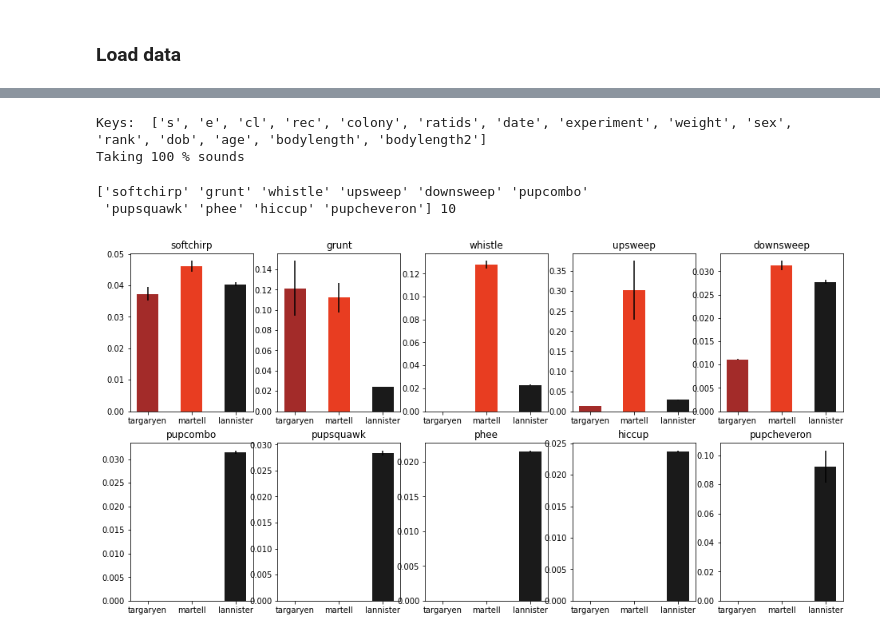
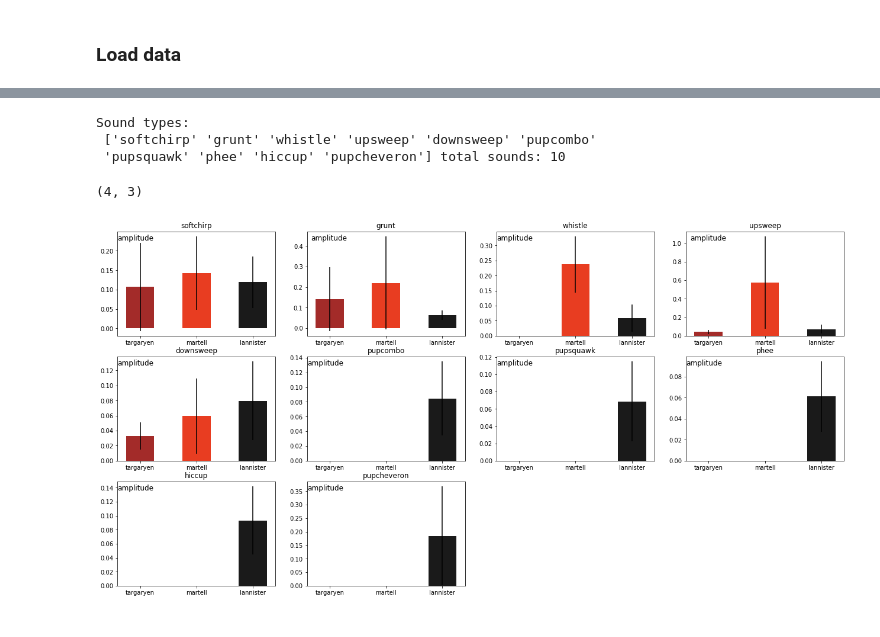
Before and after one commit to griprox/naked-mole-rats-talk, a Jupyter notebook: notebooks/analysis/[in progress]Study variances.ipynb, the cells around one changed output, grey strips where cells are left out. Cells and saved outputs as stored; diff of their text form; code cells hidden in the pictures.

```diff
--- a/notebooks/analysis/[in progress]Study variances.ipynb
+++ b/notebooks/analysis/[in progress]Study variances.ipynb
@@ -45,7 +49,7 @@ path_to_recordings_metadata = PATH_TO_PROJECT + 'data/'
 recordings_metadata_name = 'recordings_metadata.csv'
 
 # what data to load, set filters here
-colonies = ['lannister', 'martell', 'targaryen']
+colonies = ['lannister', 'martell', 'targaryen', 'nmr']
 #colonies = 'all'
 dates = 'all'
 experiments = 'all'
@@ -132,40 +122,0 @@ def choose_features(feature_names, wav_features, mfcc_features):
-# %%
-feature_names = [
-                 #'entropy',
-                 #'zero crossing',
-                 #'amplitude',
-                 'pitch',
-                 #'mfcc'
-]
-# any combination of 'pitch', 'amplitude', 'entropy', 'zero crossing', and 'mfcc'
-
-# specify data to use
-print('Keys: ', list(sounds_metadata_extended.columns))
-# specify filters
-colonies = 'all'
-weights = 'all'
-dates = 'all'
-sexes = 'all' # options: 'M', 'F', or 'all'
-ages = 'all' # set range: (0, np.inf)
-ranks = 'all'
-ratids =  'all'
-excludeids = None # options: '1111', or None
-bodylengths = 'all'# or set range
-bodylengths2 = 'all' # or set range
-sounds_per_rat = [0, 10000]
-types = 'all'# options for types: 'single', 'pairs', or 'all'
-
-mask =  filter_sounds_metadata_extended(sounds_metadata_extended, ratids, excludeids,
-                                   types, colonies, weights, sexes, ages, ranks, dates,
-                                   bodylengths, bodylengths2, sounds_per_rat)
-sounds_metadata_to_use = sounds_metadata_extended[mask]
-print('Taking %.f %% sounds' % (100 *  mask.mean()))
-features_to_use = choose_features(feature_names, wav_features, mfcc_features)[mask].reset_index(drop=True)
-features_to_use_normalized = pd.DataFrame(features_to_use.values, columns=features_to_use.columns)
-for col in features_to_use_normalized.columns:
-    features_to_use_normalized[col] = ((features_to_use_normalized[col] - features_to_use_normalized[col].min())
-                                       / (features_to_use_normalized[col].max()
-                                          - features_to_use_normalized[col].min()))
-# %% [output]
-Keys:  ['s', 'e', 'cl', 'rec', 'colony', 'ratids', 'date', 'experiment', 'weight', 'sex', 'rank', 'dob', 'age', 'bodylength', 'bodylength2']
-Taking 100 % sounds
@@ -172,30 +149,41 @@ Taking 100 % sounds
 # %%
 colonies = sounds_metadata_to_use['colony'].unique()
 per_colony_mask = {col: sounds_metadata_to_use['colony'] == col for col in colonies}
+per_class_mask = {cl: sounds_metadata_to_use['cl'] == cl for cl in sound_types}
 sound_types = sounds_metadata_to_use['cl'].unique()
-print(sound_types, len(sound_types))
-n_rows = 2
-n_cols = 5
+print('Sound types:\n', sound_types, 'total sounds:', len(sound_types))
+n_cols = 4
+n_rows = int(np.ceil(len(sound_types) / n_cols))
+n_cols, n_rows
 # %% [output]
-['softchirp' 'grunt' 'whistle' 'upsweep' 'downsweep' 'pupcombo'
- 'pupsquawk' 'phee' 'hiccup' 'pupcheveron'] 10
+Sound types:
+ ['softchirp' 'grunt' 'whistle' 'upsweep' 'downsweep' 'pupcombo'
+ 'pupsquawk' 'phee' 'hiccup' 'pupcheveron'] total sounds: 10
+(4, 3)
 # %%
-
-
 x_num = np.arange(1, len(colonies) + 1)
-plt.figure(figsize=(16, 8))
+ylims = (0, 1) # Set to None, then each plot will have individual ylim
+ylims = None
+plt.figure(figsize=(22, 11))
 for i in range(n_rows):
     for j in range(n_cols):
         count = i * n_cols + j
+        if count >= len(sound_types):
+            break
         cl = sound_types[count]
-        mask = sounds_metadata_to_use['cl'] == cl
+        mask = per_class_mask[cl]
         plt.subplot(n_rows, n_cols, count + 1)
-        means = [np.nanmean((features_to_use_normalized[mask * per_colony_mask[col]]).values) for col in colonies]
-        varis = [np.nanvar((features_to_use_normalized[mask * per_colony_mask[col]]).values) for col in colonies]
+        means = [np.nanmean((chosen_feature_df[mask * per_colony_mask[col]]).values) for col in colonies]
+        variances = [np.nanstd((chosen_feature_df[mask * per_colony_mask[col]]).values) for col in colonies]
+
         colors = [COLOR['colony'][col] for col in colonies]
-        plt.bar(x_num, means, yerr=varis, color=colors, width=0.5)
+        plt.bar(x_num, means, yerr=variances, color=colors, width=0.5)
         plt.xticks(x_num, colonies)
         plt.title(cl)
         plt.xlim(.6, len(colonies) + .4)
+        plt.ylabel(feature_to_study, rotation=0, fontsize=12,labelpad=-60,y=0.9)
+        if ylims is not None:
+            plt.ylim(ylims)
+#plt.savefig('name.svg')
 # %% [output]
-[figure, old version]
+[figure, new version]
```
Also changed, not shown: parts of 14 cells of this notebook.
